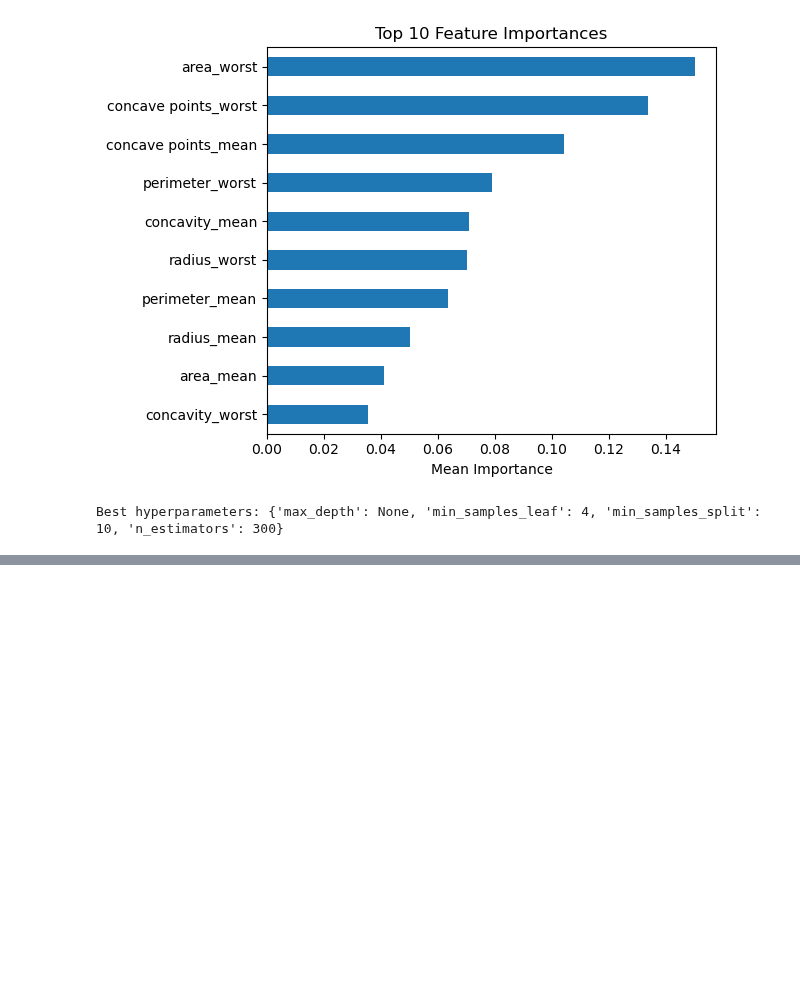
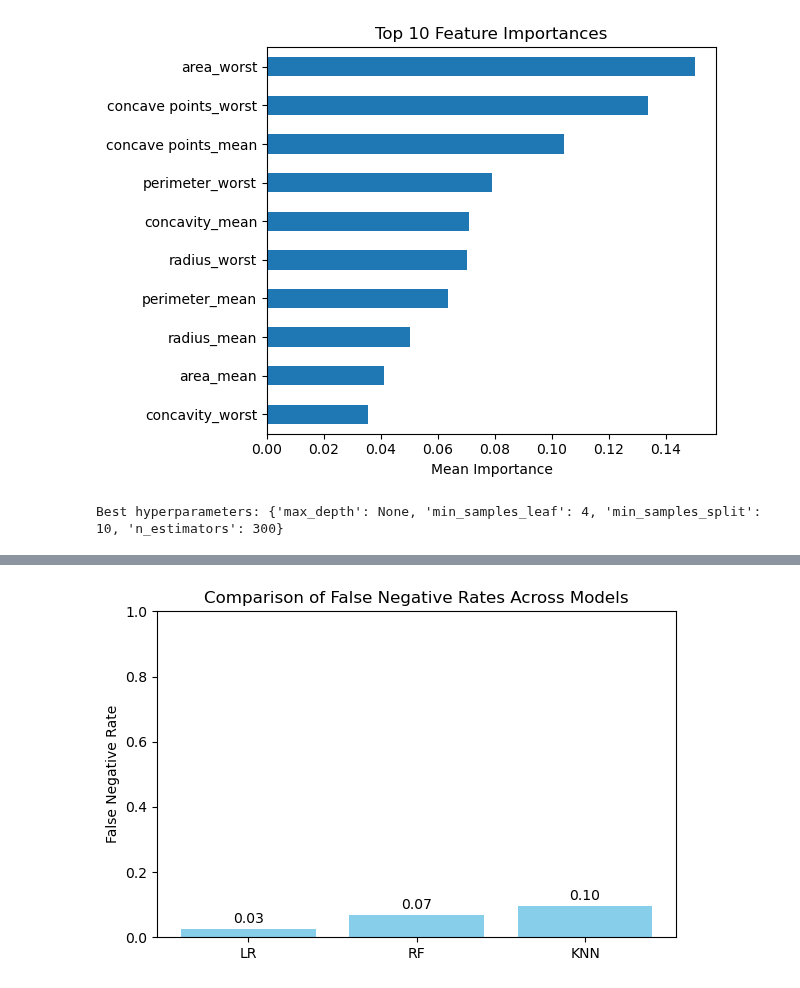
Before and after one commit to ninacunha/DataScienceGeneExpression, a Jupyter notebook: randomforest2.ipynb, the cells around one changed output, grey strips where cells are left out. Cells and saved outputs as stored; diff of their text form; code cells hidden in the pictures; blank space fills up the shorter version.

```diff
--- a/randomforest2.ipynb
+++ b/randomforest2.ipynb
@@ -174,0 +175,21 @@ Test Accuracy: 0.9649
+# %%
+import matplotlib.pyplot as plt
+
+# input false neagtive rates from group presentation confusion matrixs
+model_names = ['LR', 'RF', 'KNN']
+false_negative_rates = [0.025, 0.067, 0.095]  # Replace with your FNRs
+
+plt.figure(figsize=(6, 4))
+plt.bar(model_names, false_negative_rates, color='skyblue')
+plt.ylabel('False Negative Rate')
+plt.title('Comparison of False Negative Rates Across Models')
+plt.ylim(0, 1)  # FNR is between 0 and 1
+
+# Annotate bars with the exact values
+for i, rate in enumerate(false_negative_rates):
+    plt.text(i, rate + 0.02, f'{rate:.2f}', ha='center')
+
+plt.tight_layout()
+plt.show()
+# %% [output]
+[figure, added]
```
Also changed, not shown: parts of 1 cell of this notebook, 1 other file.
